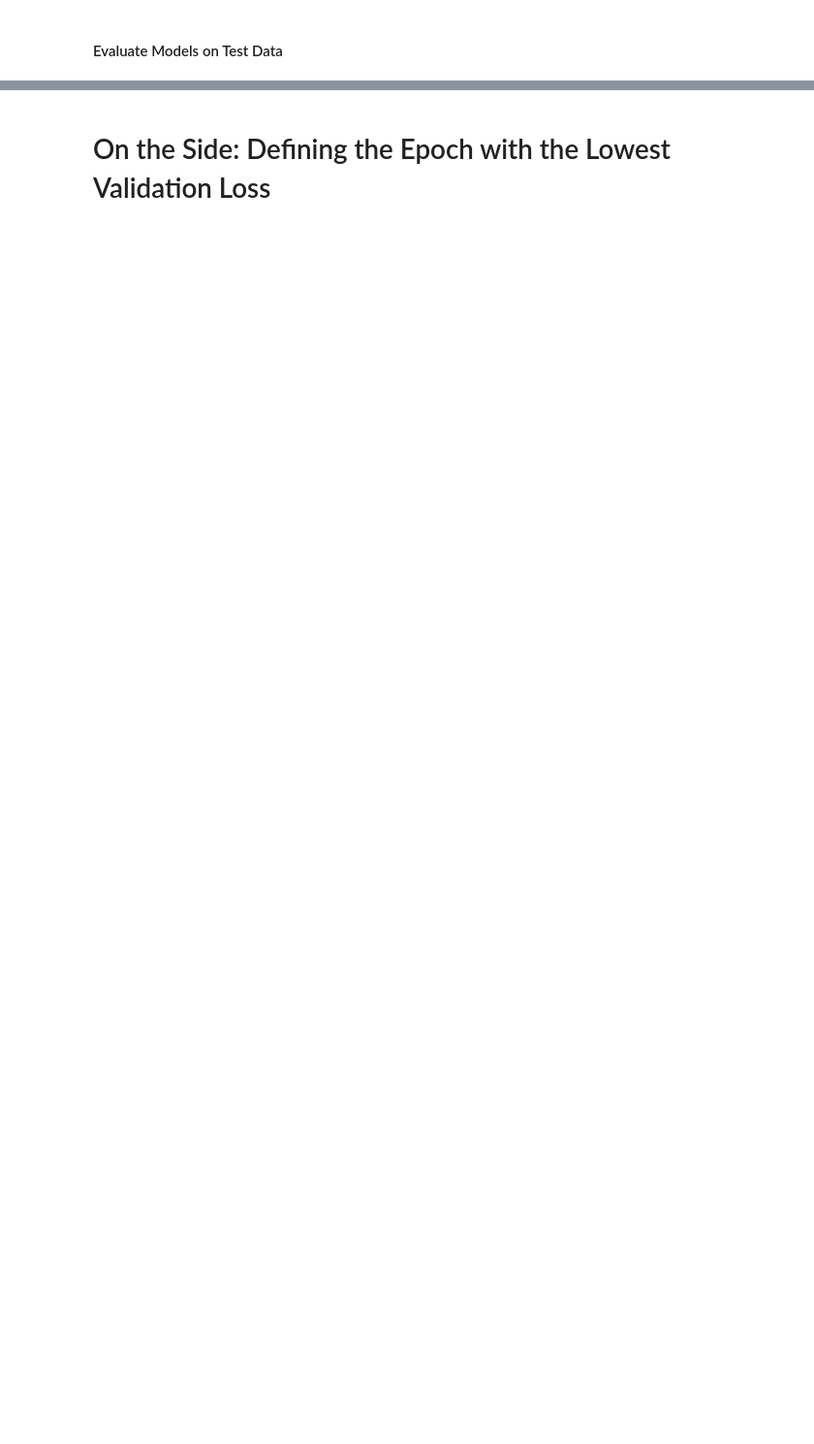
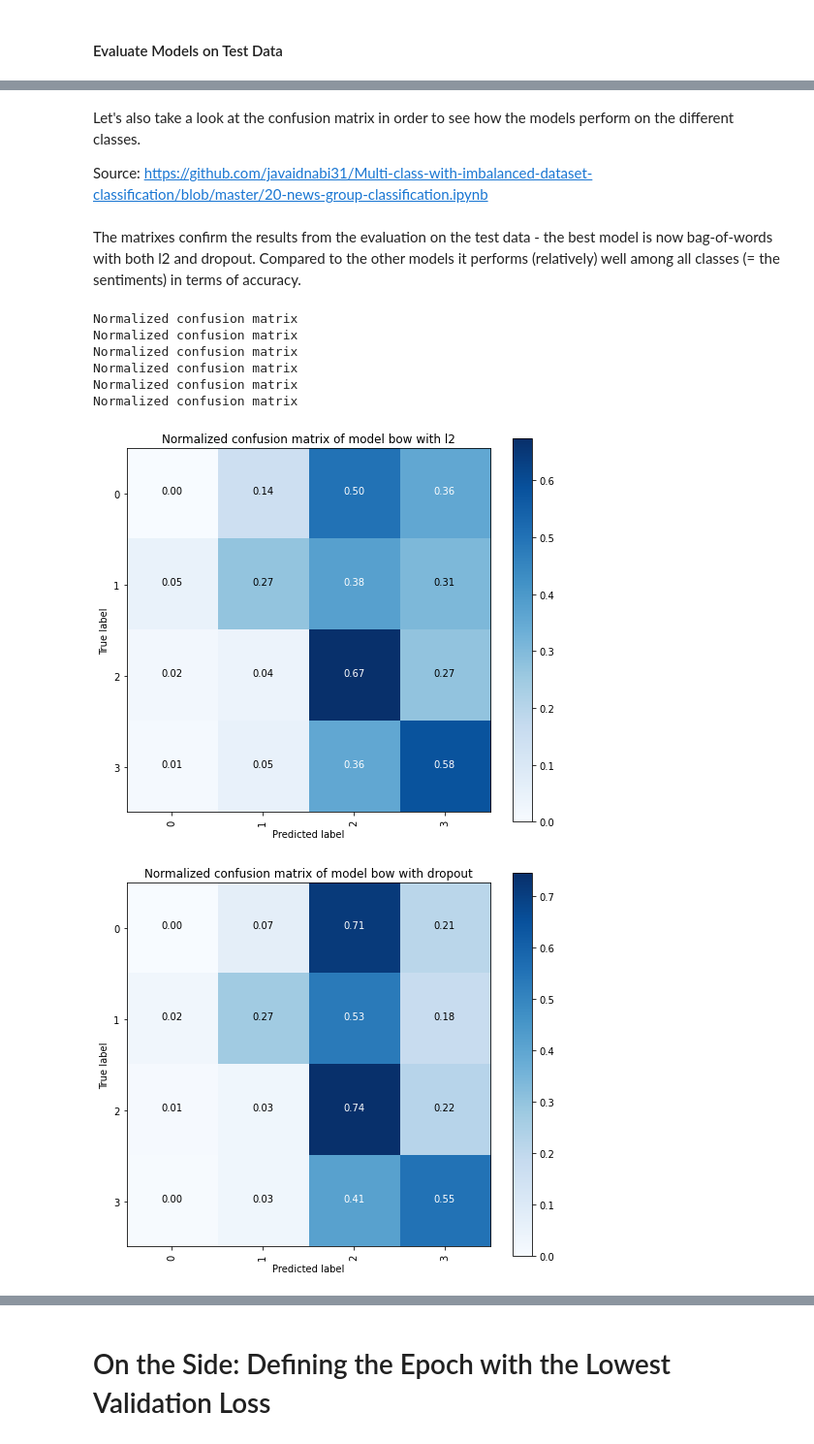
Before and after one commit to Iskriyana/nlp-product-sentiment-classification, a Jupyter notebook: notebooks/02_processing/02_NLP_Model_Choice_Optimisation.ipynb, the cells around one changed output, grey strips where cells are left out. Shown at 97% size. Drawn from its saved outputs; the diff is of its cells as text; code cells hidden in the pictures; blank space fills up the shorter version.

Commit message:
201219_NLP_Final_Model_Choice

```diff
--- a/notebooks/02_processing/02_NLP_Model_Choice_Optimisation.ipynb
+++ b/notebooks/02_processing/02_NLP_Model_Choice_Optimisation.ipynb
@@ -1196,0 +1187,6 @@ Bag-of-words with dropout has F1 score of 0.85
+# %%
+for model_type in ['bow', 'fc_emb']:
+    for reg_mode in PARAMS['reg_mode']:
+        mask_model_reg = (history_all_df_reg.loc[:, 'model_type'] == model_type) & (history_all_df_reg.loc[:, 'reg_mode'] == reg_mode)
+        f1_model_reg = np.mean(history_all_df_reg.loc[mask_model_reg, 'val_f1'])
+        print(f'{model_type} with {reg_mode} regularisation has F1 score of {f1_model_reg:.2f}')
@@ -1241,0 +1252,4 @@ Test f1-score for fc_emb with combi: 0.424406264566315
+# %% [markdown]
+Let's also take a look at the confusion matrix in order to see how the models perform on the different classes.
+
+Source: https://github.com/javaidnabi31/Multi-class-with-imbalanced-dataset-classification/blob/master/20-news-group-classification.ipynb
@@ -1241,0 +1290,42 @@ Test f1-score for fc_emb with combi: 0.424406264566315
+# %% [markdown]
+The matrixes confirm the results from the evaluation on the test data - the best model is now bag-of-words with both l2 and dropout. Compared to the other models it performs (relatively) well among all classes (= the sentiments) in terms of accuracy.
+# %%
+classes = train_descr.loc[:, 'Sentiment'].unique()
+classes = classes.sort()
+
+for model_type in ['bow', 'fc_emb']:
+    for reg_mode in PARAMS['reg_mode']:
+        model_path = os.path.join(logdir, f'{model_type}_{reg_mode}')
+        model = tf.keras.models.load_model(model_path)
+
+        if model_type == 'bow':
+            y_pred = model.predict(x_test_oh)
+            cnf_matrix = confusion_matrix(np.argmax(y_test_oh, axis=1), np.argmax(y_pred, axis=1))
+
+            # Plot normalized confusion matrix
+            fig = plt.figure()
+            fig.set_size_inches(7, 6, forward=True)
+
+            plot_confusion_matrix(cnf_matrix, classes, PARAMS, normalize=True,
+                                  title=f'Normalized confusion matrix of model {model_type} with {reg_mode}')
+        else:
+            y_pred = model.predict(x_test)
+            cnf_matrix = confusion_matrix(np.argmax(y_test, axis=1), np.argmax(y_pred, axis=1))
+
+            # Plot confusion matrix
+            fig = plt.figure()
+            fig.set_size_inches(7, 6, forward=True)
+
+            plot_confusion_matrix(cnf_matrix, classes, PARAMS, normalize=True,
+                                  title=f'Normalized confusion matrix of model {model_type} with {reg_mode}')
+
+        #fig.savefig("txt_classification-smote" + str(num_epochs) + ".png", pad_inches=5.0)
+# %% [output]
+Normalized confusion matrix
+Normalized confusion matrix
+Normalized confusion matrix
+Normalized confusion matrix
+Normalized confusion matrix
+Normalized confusion matrix
+[figure, added]
+[figure, added]
```
Also changed, not shown: parts of 27 cells of this notebook.
